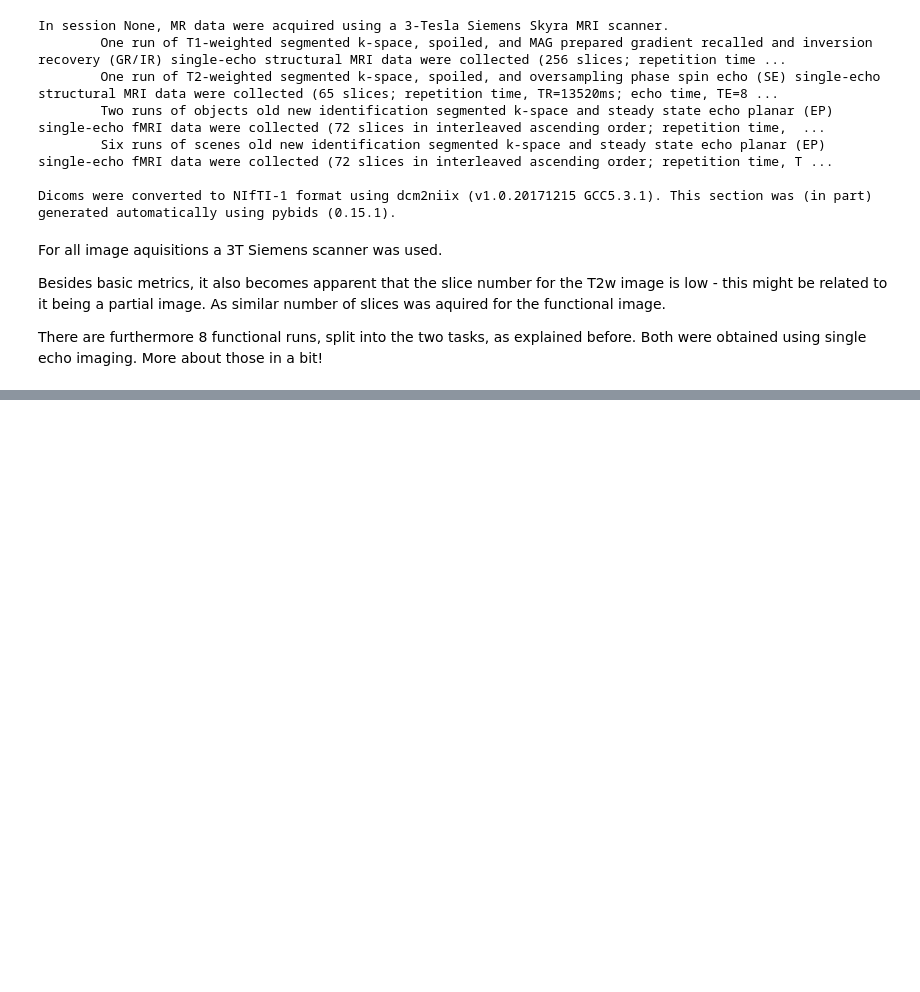
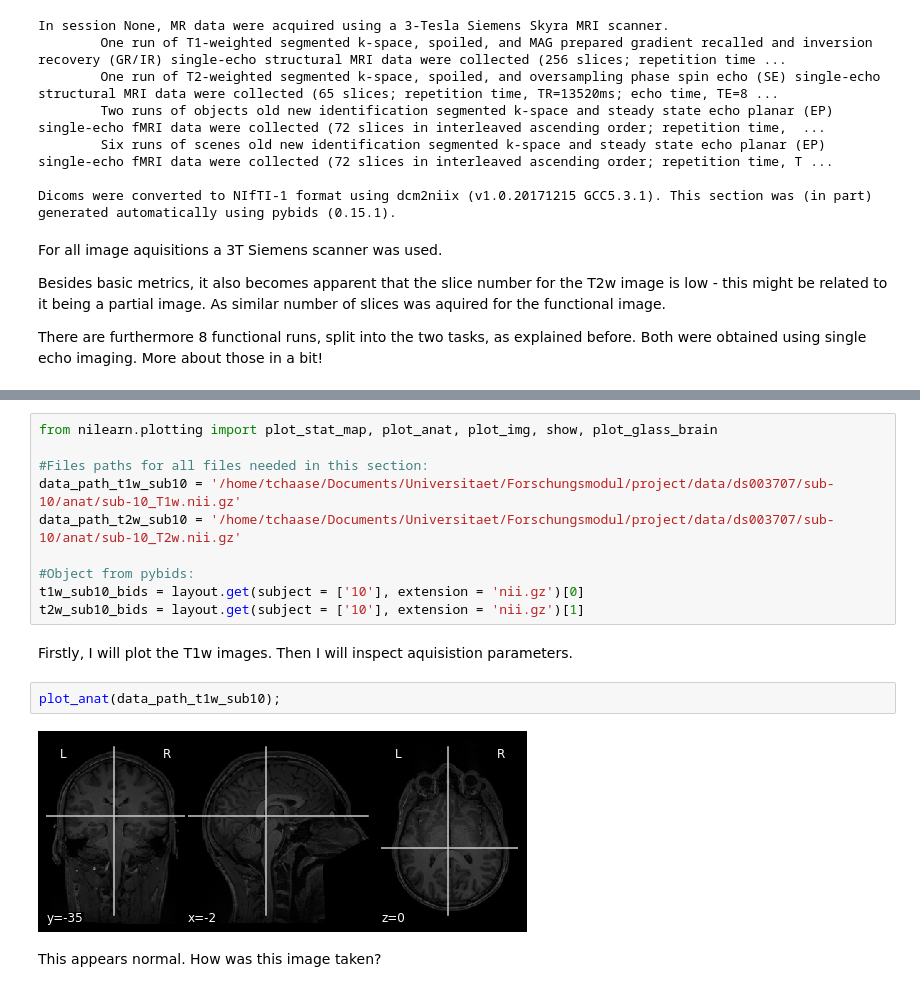
Before and after one commit to tchaase/research-internship-2022, a Jupyter notebook: code/data_exploration.ipynb, the cells around one changed output, grey strips where cells are left out. Cells and saved outputs as stored; diff of their text form; blank space fills up the shorter version.

```diff
--- a/code/data_exploration.ipynb
+++ b/code/data_exploration.ipynb
@@ -171,0 +160,18 @@ from nilearn.plotting import plot_stat_map, plot_anat, plot_img, show, plot_glas
+# %%
+from nilearn.plotting import plot_stat_map, plot_anat, plot_img, show, plot_glass_brain
+
+#Files paths for all files needed in this section:
+data_path_t1w_sub10 = '/home/tchaase/Documents/Universitaet/Forschungsmodul/project/data/ds003707/sub-10/anat/sub-10_T1w.nii.gz'
+data_path_t2w_sub10 = '/home/tchaase/Documents/Universitaet/Forschungsmodul/project/data/ds003707/sub-10/anat/sub-10_T2w.nii.gz'
+
+#Object from pybids:
+t1w_sub10_bids = layout.get(subject = ['10'], extension = 'nii.gz')[0]
+t2w_sub10_bids = layout.get(subject = ['10'], extension = 'nii.gz')[1]
+# %% [markdown]
+Firstly, I will plot the T1w images. Then I will inspect aquisistion parameters.
+# %%
+plot_anat(data_path_t1w_sub10);
+# %% [output]
+[figure, added]
+# %% [markdown]
+This appears normal. How was this image taken?
```
Also changed, not shown: parts of 26 cells of this notebook.
